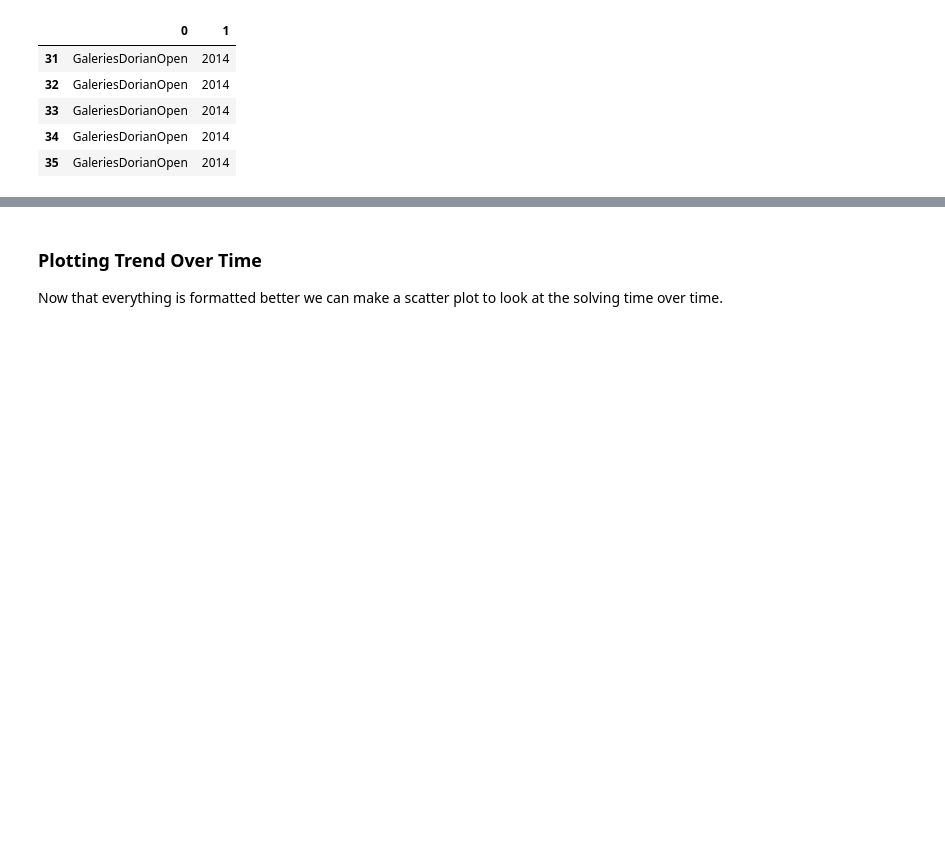
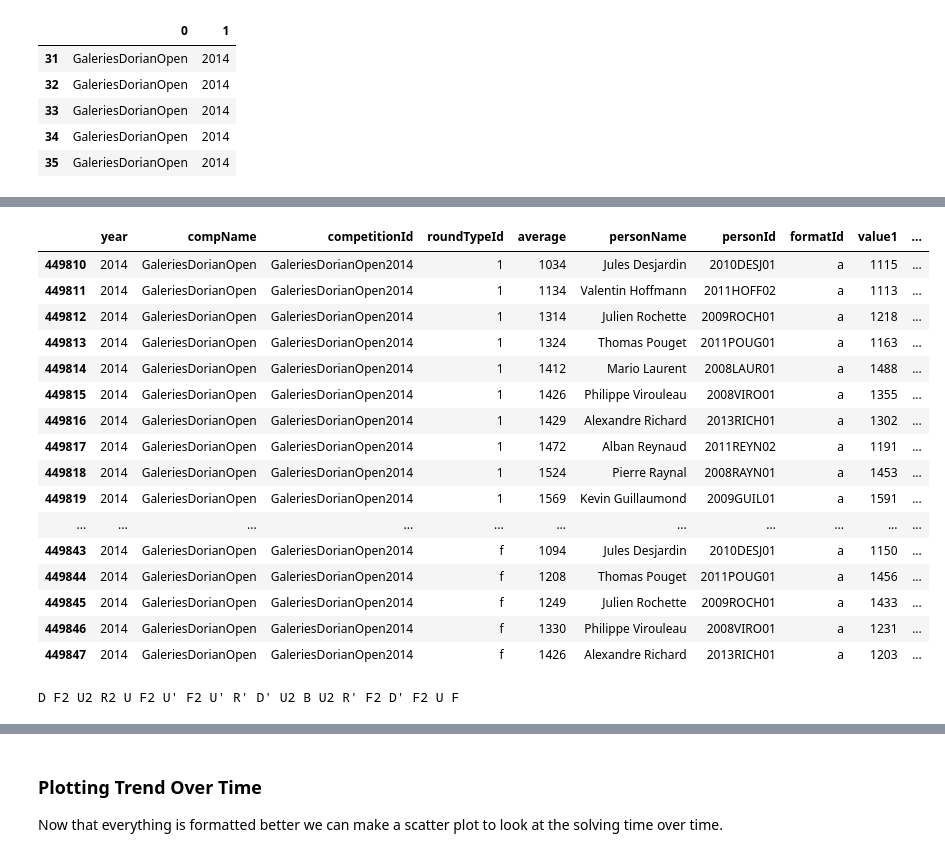
Before and after one commit to Camelot314/rubiks_analysis, a Jupyter notebook: rubicks_cubes.ipynb, the cells around one changed output, grey strips where cells are left out. Drawn from its saved outputs; the diff is of its cells as text; code cells hidden in the pictures; blank space fills up the shorter version.

```diff
--- a/rubicks_cubes.ipynb
+++ b/rubicks_cubes.ipynb
@@ -254,0 +347,15 @@ display(scrambles_frame.head())
+# %%
+# Looking at only the scrambles and results from GaleriesDorianOpen2014 event (a small case study)
+
+# getting the scrambles from the event
+scrambles_temp = scrambles_frame[scrambles_frame['competitionId'] == 'GaleriesDorianOpen2014']
+#getting results
+results_temp = results_frame[results_frame['competitionId'] == 'GaleriesDorianOpen2014']
+
+# vewing scrambles and results
+display(scrambles_temp)
+display(results_temp)
+
+#optional: veiwing the scramble pattern for a particular scramble in the event
+print(scrambles_temp.loc[72,'scramble'])
+# %% [output]
@@ -254,0 +379,18 @@ display(scrambles_frame.head())
+|  | year | compName | competitionId | roundTypeId | average | personName | personId | formatId | value1 | ... |
+| 449810 | 2014 | GaleriesDorianOpen | GaleriesDorianOpen2014 | 1 | 1034 | Jules Desjardin | 2010DESJ01 | a | 1115 | ... |
+| 449811 | 2014 | GaleriesDorianOpen | GaleriesDorianOpen2014 | 1 | 1134 | Valentin Hoffmann | 2011HOFF02 | a | 1113 | ... |
+| 449812 | 2014 | GaleriesDorianOpen | GaleriesDorianOpen2014 | 1 | 1314 | Julien Rochette | 2009ROCH01 | a | 1218 | ... |
+| 449813 | 2014 | GaleriesDorianOpen | GaleriesDorianOpen2014 | 1 | 1324 | Thomas Pouget | 2011POUG01 | a | 1163 | ... |
+| 449814 | 2014 | GaleriesDorianOpen | GaleriesDorianOpen2014 | 1 | 1412 | Mario Laurent | 2008LAUR01 | a | 1488 | ... |
+| 449815 | 2014 | GaleriesDorianOpen | GaleriesDorianOpen2014 | 1 | 1426 | Philippe Virouleau | 2008VIRO01 | a | 1355 | ... |
+| 449816 | 2014 | GaleriesDorianOpen | GaleriesDorianOpen2014 | 1 | 1429 | Alexandre Richard | 2013RICH01 | a | 1302 | ... |
+| 449817 | 2014 | GaleriesDorianOpen | GaleriesDorianOpen2014 | 1 | 1472 | Alban Reynaud | 2011REYN02 | a | 1191 | ... |
+| 449818 | 2014 | GaleriesDorianOpen | GaleriesDorianOpen2014 | 1 | 1524 | Pierre Raynal | 2008RAYN01 | a | 1453 | ... |
+| 449819 | 2014 | GaleriesDorianOpen | GaleriesDorianOpen2014 | 1 | 1569 | Kevin Guillaumond | 2009GUIL01 | a | 1591 | ... |
+| ... | ... | ... | ... | ... | ... | ... | ... | ... | ... | ... |
+| 449843 | 2014 | GaleriesDorianOpen | GaleriesDorianOpen2014 | f | 1094 | Jules Desjardin | 2010DESJ01 | a | 1150 | ... |
+| 449844 | 2014 | GaleriesDorianOpen | GaleriesDorianOpen2014 | f | 1208 | Thomas Pouget | 2011POUG01 | a | 1456 | ... |
+| 449845 | 2014 | GaleriesDorianOpen | GaleriesDorianOpen2014 | f | 1249 | Julien Rochette | 2009ROCH01 | a | 1433 | ... |
+| 449846 | 2014 | GaleriesDorianOpen | GaleriesDorianOpen2014 | f | 1330 | Philippe Virouleau | 2008VIRO01 | a | 1231 | ... |
+| 449847 | 2014 | GaleriesDorianOpen | GaleriesDorianOpen2014 | f | 1426 | Alexandre Richard | 2013RICH01 | a | 1203 | ... |
+D F2 U2 R2 U F2 U' F2 U' R' D' U2 B U2 R' F2 D' F2 U F
```
Also changed, not shown: parts of 21 cells of this notebook.
